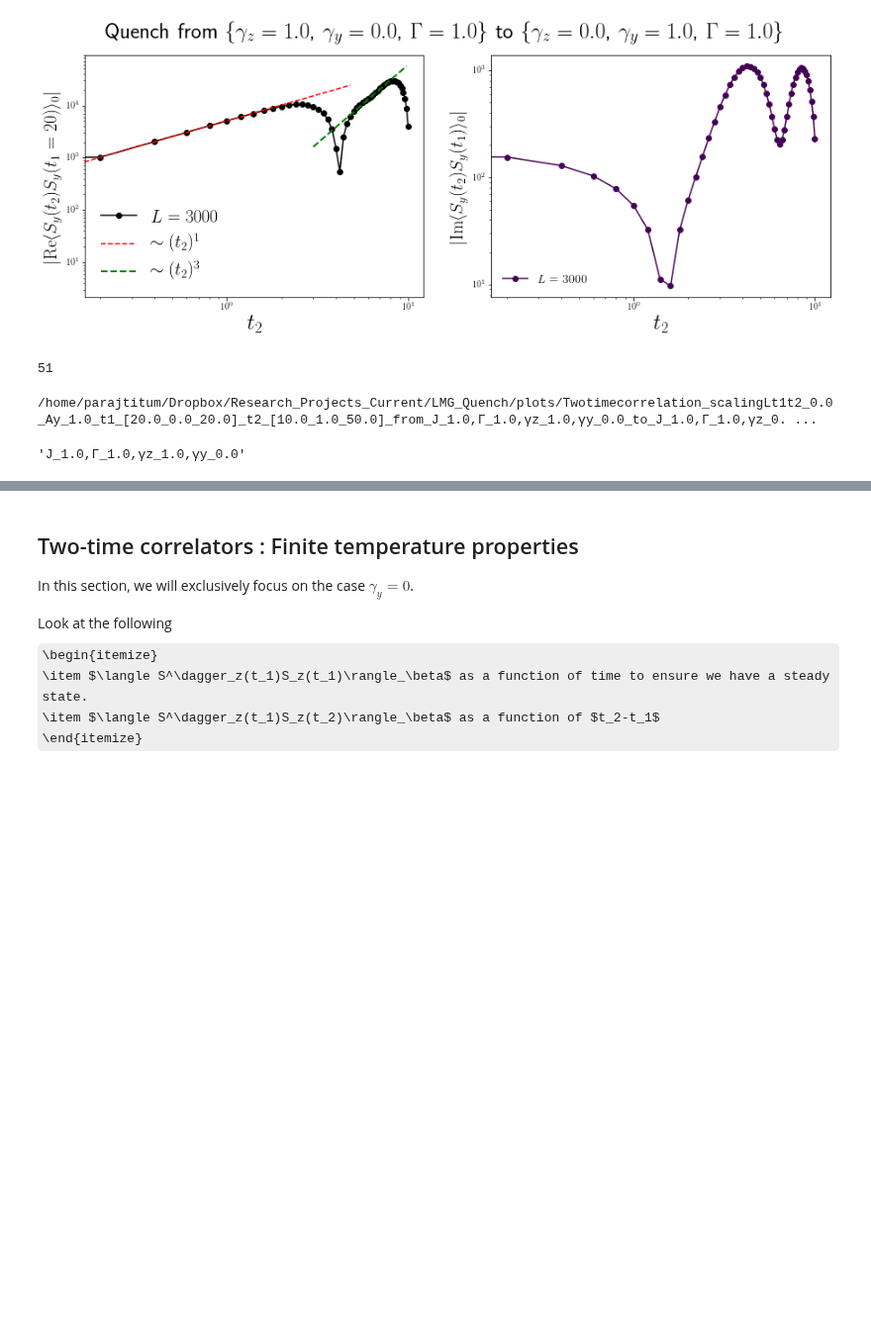
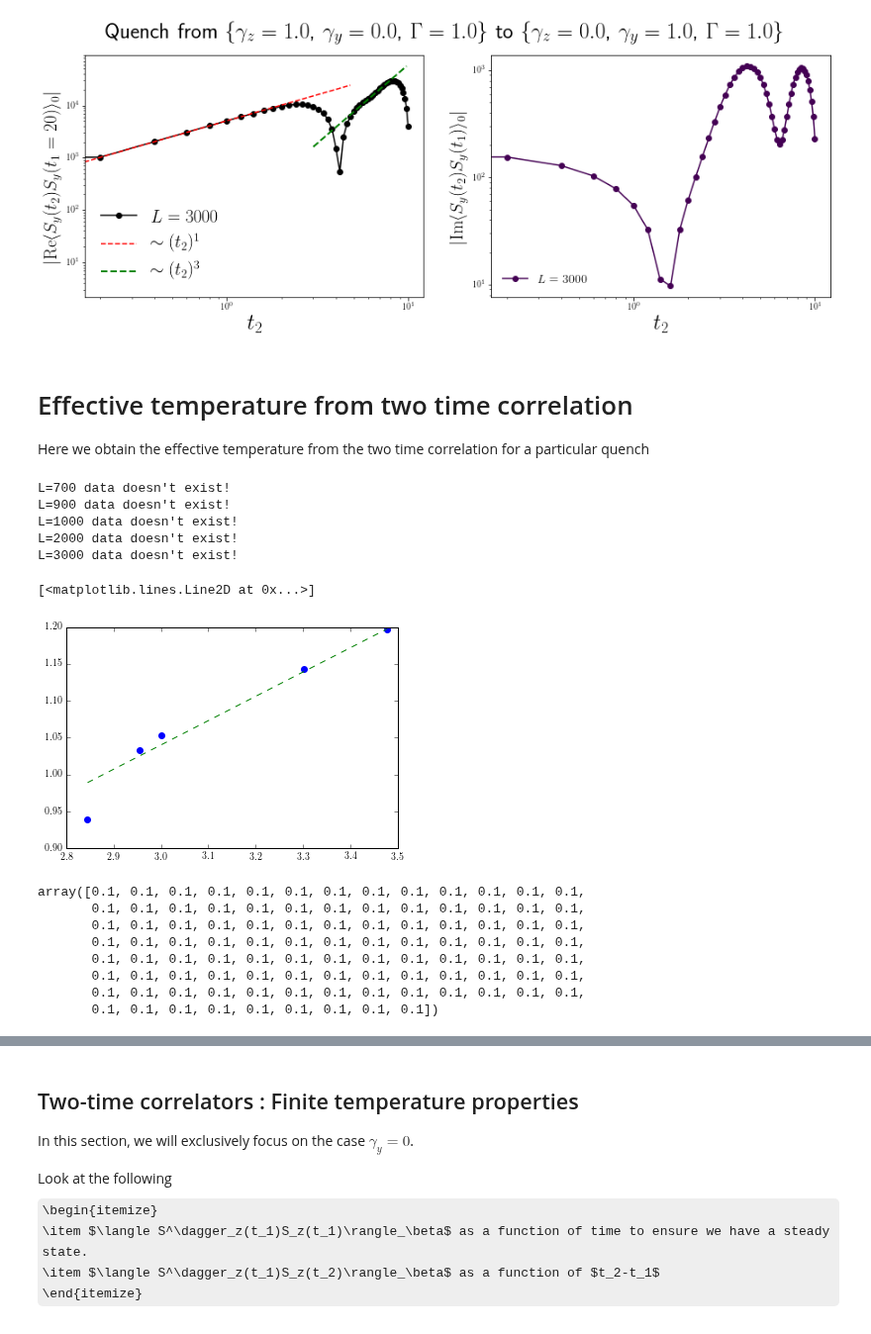
Before and after one commit to paraj003/LMG_quench, a Jupyter notebook: LMG_sim.ipynb, the cells around one changed output, grey strips where cells are left out. Shown at 99% size. Drawn from its saved outputs; the diff is of its cells as text; code cells hidden in the pictures; some formulas as TeX source; blank space fills up the shorter version.

```diff
--- a/LMG_sim.ipynb
+++ b/LMG_sim.ipynb
@@ -1395,3 +1395,7 @@ figname='/home/parajtitum/Dropbox/Research_Projects_Current/LMG_Quench/plots/Agi
 plt.savefig(figname,bbox_inches="tight")
 # %% [output]
 [figure]
+# %% [markdown]
+# Effective temperature from two time correlation
+
+Here we obtain the effective temperature from the two time correlation for a particular quench
@@ -1398,15 +1412,63 @@ plt.savefig(figname,bbox_inches="tight")
+# %%
+#load two time correlation <Sϕ(t2)Sϕ(t1)> from file
+directory1='data/Twotimecorrelation/'
+directory2='/home/paraj/Dropbox/Research_Projects_Current/LMG_Quench/'
+directory5='/home/parajtitum/Dropbox/Research_Projects_Current/LMG_Quench/'
+correlationyvals=np.zeros((np.size(t2arr),np.size(Larr),2),dtype=complex)
+correlationzvals=np.zeros((np.size(t2arr),np.size(Larr),2),dtype=complex)
+deletelist=np.array([],dtype=int)
+for typeID in range(1,2):
+    for L,p in zip(Larr,range(np.size(Larr))):
+        #print('L='+str(L))#, end='\r', flush=True)
+        paramvals0=LMG.Ham_params(N=L,S=L/2,J=1.,γz=initparams[typeID,0],γy=initparams[typeID,1],Γ=initparams[typeID,2])
+        paramvalsf=LMG.Ham_params(N=L,S=L/2,J=1.,γz=quenchparams[typeID,0],γy=quenchparams[typeID,1],Γ=quenchparams[typeID,2])
+        t1arr=t1arrtype[typeID]
+        #load Sz^2 data
+        filename1=directory2+'data/Twotimecorrelation/Twotimecorrelator_Az_1.0_Ay_0.0_t1_'+LMG.arrtostr(t1arr)+'_t2_'+LMG.arrtostr(t2arr)+'_from_'+paramvals0.paramstr()+'_to_'+paramvalsf.paramstr()+'.hdf5'
+        #load Sy^2 data
+        filename2=directory2+'data/Twotimecorrelation/Twotimecorrelator_Az_0.0_Ay_1.0_t1_'+LMG.arrtostr(t1arr)+'_t2_'+LMG.arrtostr(t2arr)+'_from_'+paramvals0.paramstr()+'_to_'+paramvalsf.paramstr()+'.hdf5'
+        #print(filename1)
+        if (not os.path.exists(filename1)) or (not os.path.exists(filename2)):
+            print("L="+str(L)+" data doesn't exist!")
+            deletelist=np.append(deletelist,int(p))
+        else:
+            #print("Loading files:\n "+filename1+"\n"+filename2)
+            with h5py.File(filename1, "r") as f:
+                correlationzarr= f["correlationarr"][...]
+            with h5py.File(filename2, "r") as f:
+                correlationyarr= f["correlationarr"][...]
+            correlationzvals[:,p,typeID]=correlationzarr
+            correlationyvals[:,p,typeID]=correlationyarr
+# %% [output]
+L=700 data doesn't exist!
+L=900 data doesn't exist!
+L=1000 data doesn't exist!
+L=2000 data doesn't exist!
+L=3000 data doesn't exist!
+# %%
+######################type III####################
+typeID=1
+t1arr=t1arrtype[typeID]
+Δt=0.1 #seems to be the case on the time-data t2arr-t1arr[0]
+dGdtvals=np.diff(np.real(correlationzvals),axis=0)/Δt
+χvals=np.imag(correlationzvals)
+effectiveTemp3=np.squeeze(np.sum(dGdtvals[50:,:,1],axis=0))/np.squeeze(np.sum(χvals[50:,:,1],axis=0))
+plt.plot(np.log10(Larr),np.log10(effectiveTemp3),'o',markersize=7,markeredgewidth=0,label='$Numerics$')
+plt.plot(np.log10(Larr),0.05+0.33*np.log10(Larr),'--',markersize=7,markeredgewidth=0,label='$\\textrm{Fit}\sim N^{1/3}$')
+
+#ax2.set_xlabel('$(t_2-t_1)/N^{0.17}$',fontsize=25)
+#ax2.set_ylabel('${\\rm Re}\{\\langle S_z(t_2)S_z(t_1)\\rangle\}/N^{1+0.65}$',fontsize=25,labelpad=-10)
+# %% [output]
+[<matplotlib.lines.Line2D at 0x...>]
+[figure, added]
 # %%
-np.size(t2arr)
+np.diff((t2arr-t1arr[0]))
 # %% [output]
-51
+array([0.1, 0.1, 0.1, 0.1, 0.1, 0.1, 0.1, 0.1, 0.1, 0.1, 0.1, 0.1, 0.1,
+       0.1, 0.1, 0.1, 0.1, 0.1, 0.1, 0.1, 0.1, 0.1, 0.1, 0.1, 0.1, 0.1,
+       0.1, 0.1, 0.1, 0.1, 0.1, 0.1, 0.1, 0.1, 0.1, 0.1, 0.1, 0.1, 0.1,
+       0.1, 0.1, 0.1, 0.1, 0.1, 0.1, 0.1, 0.1, 0.1, 0.1, 0.1, 0.1, 0.1,
+       0.1, 0.1, 0.1, 0.1, 0.1, 0.1, 0.1, 0.1, 0.1, 0.1, 0.1, 0.1, 0.1,
+       0.1, 0.1, 0.1, 0.1, 0.1, 0.1, 0.1, 0.1, 0.1, 0.1, 0.1, 0.1, 0.1,
+       0.1, 0.1, 0.1, 0.1, 0.1, 0.1, 0.1, 0.1, 0.1, 0.1, 0.1, 0.1, 0.1,
+       0.1, 0.1, 0.1, 0.1, 0.1, 0.1, 0.1, 0.1, 0.1])
-# %%
-Az=0.
-Ay=1.
-figname='/home/parajtitum/Dropbox/Research_Projects_Current/LMG_Quench/plots/Twotimecorrelation_scalingLt1t2_'+str(float(Az))+'_Ay_'+str(float(Ay))+'_t1_'+LMG.arrtostr(t1arr)+'_t2_'+LMG.arrtostr(t2arr)+'_from_'+paramvals0.paramstrwithoutLS()+'_to_'+paramvalsf.paramstrwithoutLS()+'.hdf5'
-print(figname)
-# %% [output]
-/home/parajtitum/Dropbox/Research_Projects_Current/LMG_Quench/plots/Twotimecorrelation_scalingLt1t2_0.0_Ay_1.0_t1_[20.0_0.0_20.0]_t2_[10.0_1.0_50.0]_from_J_1.0,Γ_1.0,γz_1.0,γy_0.0_to_J_1.0,Γ_1.0,γz_0. ...
-# %%
-paramvals0.paramstrwithoutLS()
-# %% [output]
-'J_1.0,Γ_1.0,γz_1.0,γy_0.0'
```
Also changed, not shown: parts of 3 cells of this notebook.
